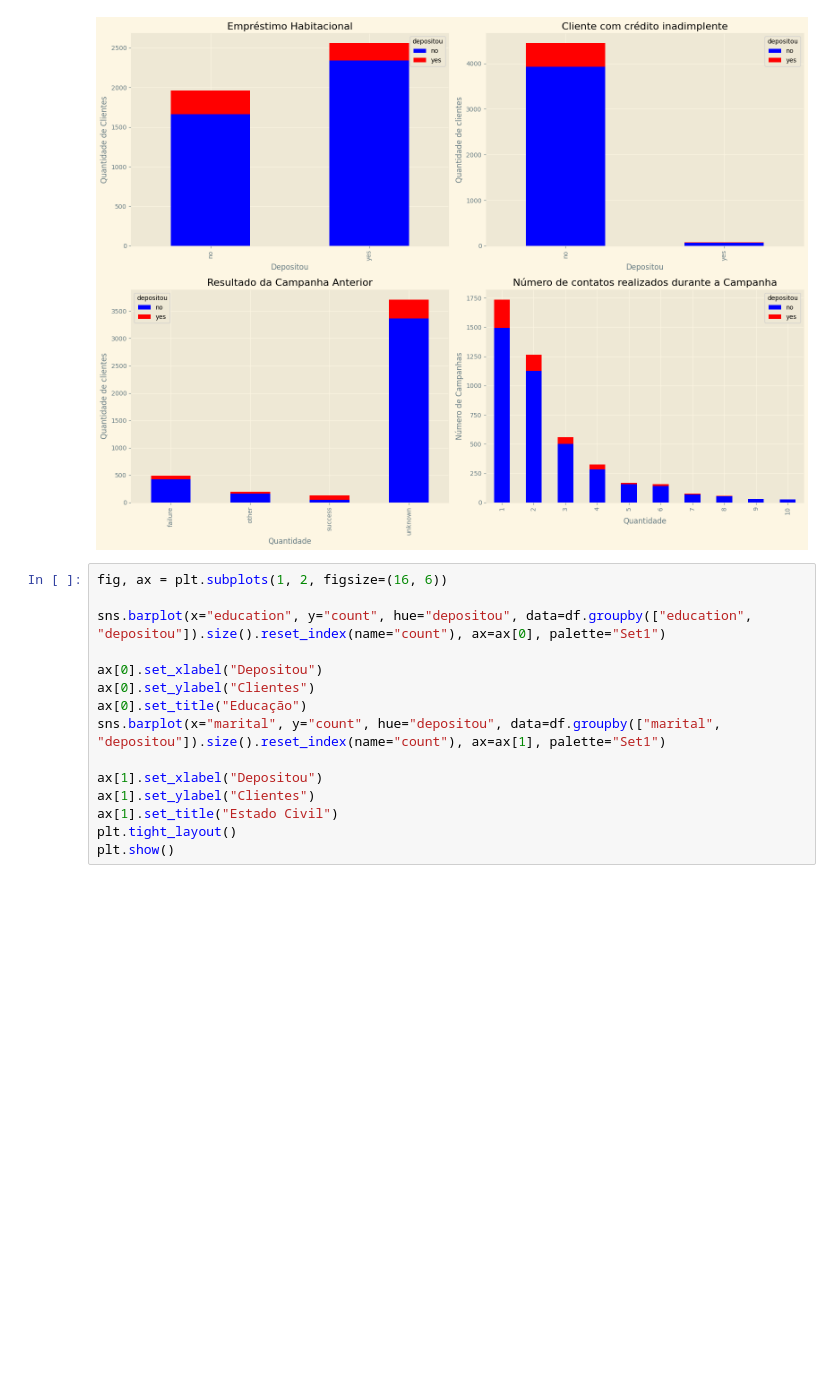
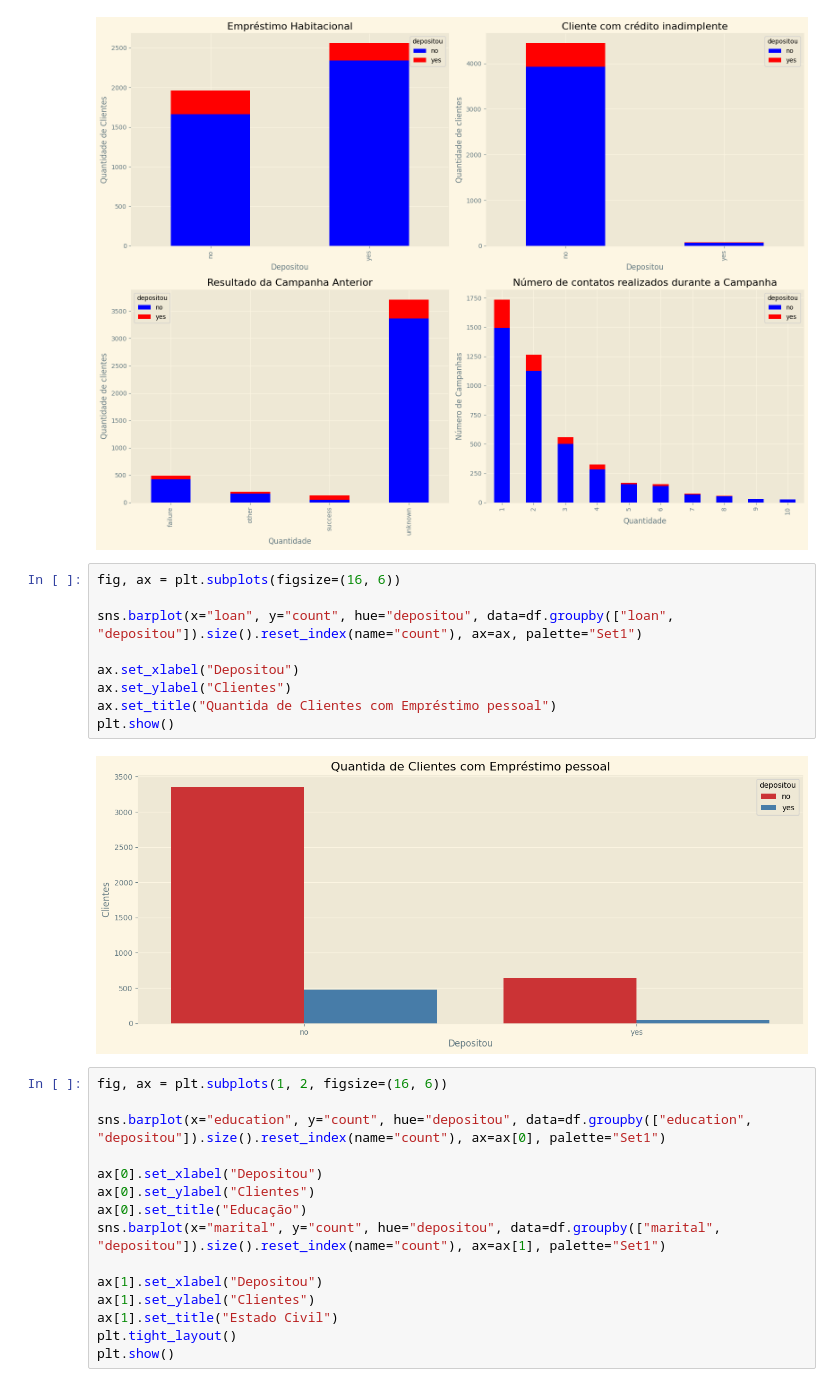
Before and after one commit to felipefagion/bank_machine_learning, a Jupyter notebook: mercado.ipynb, the cells around one changed output. Cells and saved outputs as stored; diff of their text form; blank space fills up the shorter version.

```diff
--- a/mercado.ipynb
+++ b/mercado.ipynb
@@ -280,6 +284,17 @@ plt.tight_layout()
 plt.show()
 # %% [output]
 [figure]
+# %%
+fig, ax = plt.subplots(figsize=(16, 6))
+
+sns.barplot(x="loan", y="count", hue="depositou", data=df.groupby(["loan", "depositou"]).size().reset_index(name="count"), ax=ax, palette="Set1")
+
+ax.set_xlabel("Depositou")
+ax.set_ylabel("Clientes")
+ax.set_title("Quantida de Clientes com Empréstimo pessoal")
+plt.show()
+# %% [output]
+[figure, added]
 # %%
 fig, ax = plt.subplots(1, 2, figsize=(16, 6))
 
```
Also changed, not shown: parts of 14 cells of this notebook.
